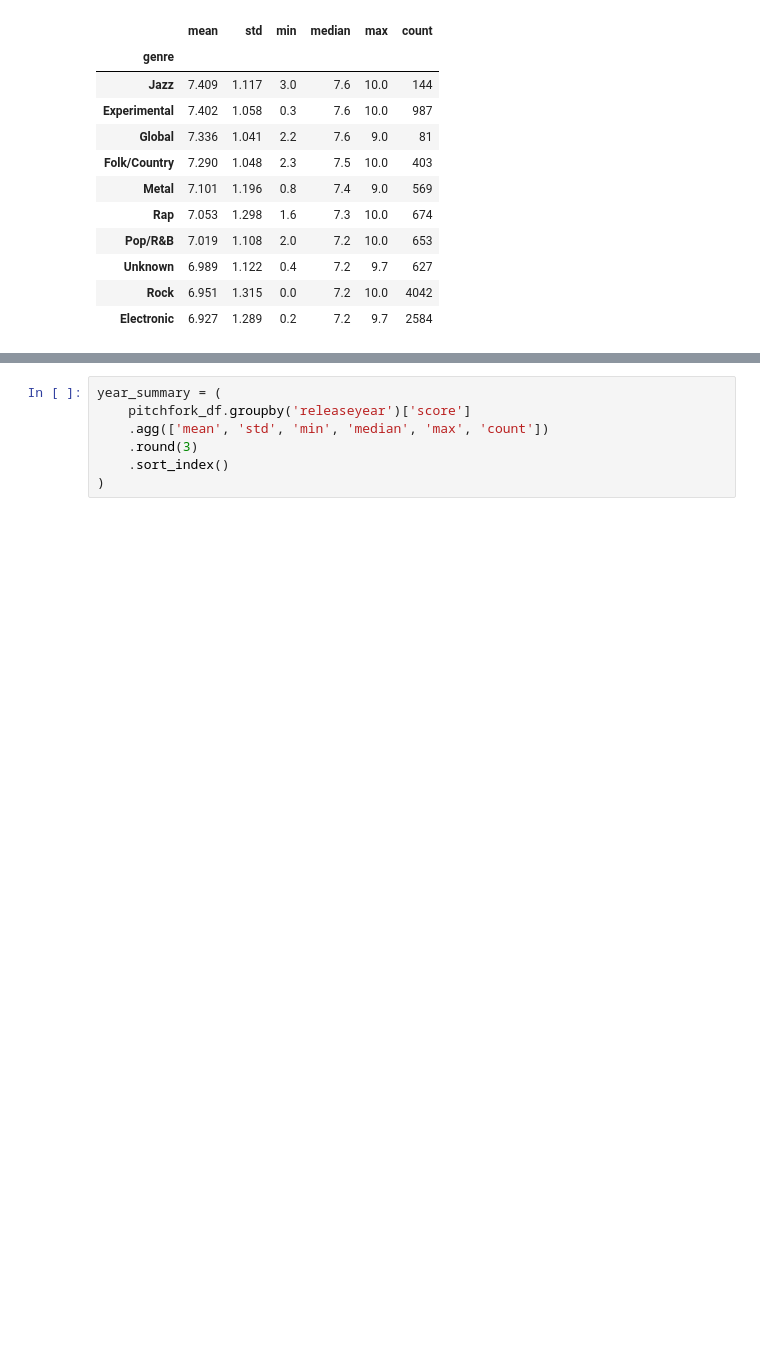
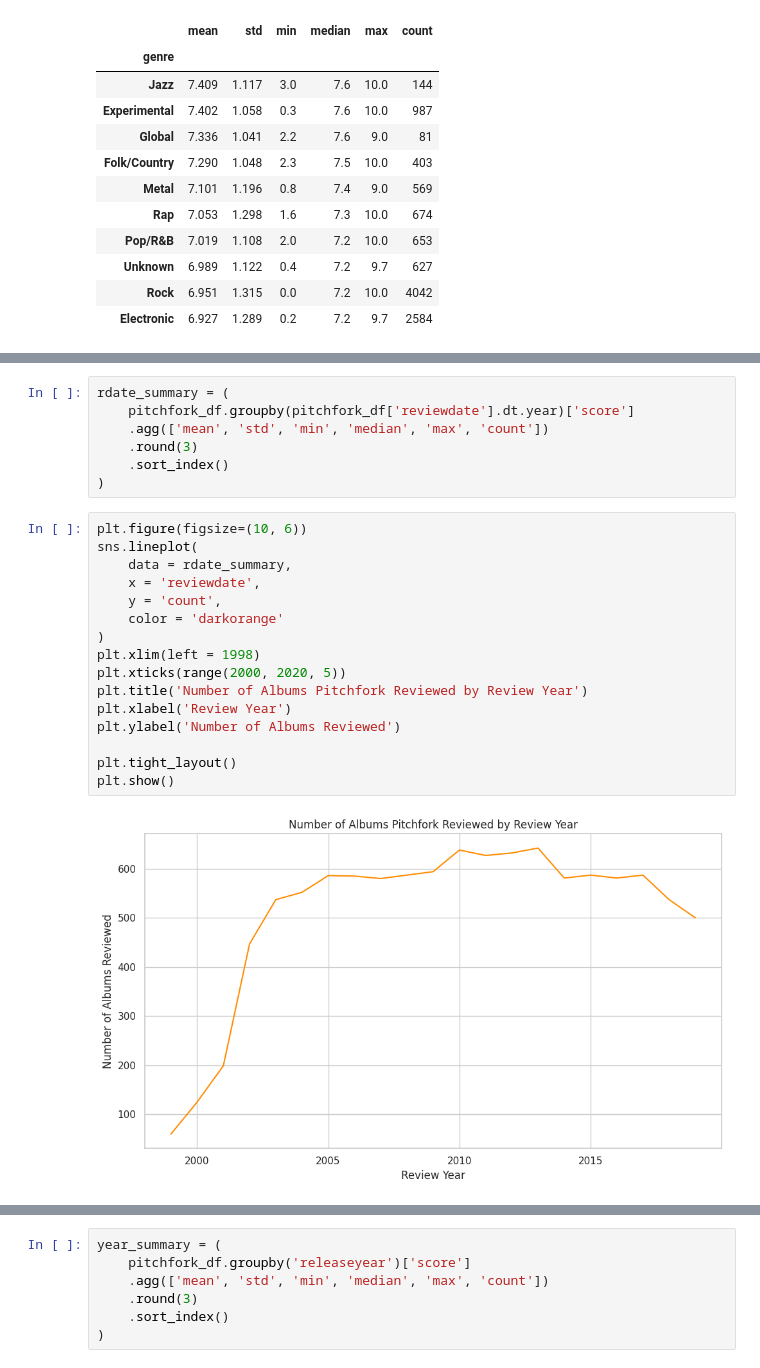
Before and after one commit to jong-nam-ahn/COS424_FinalProject, a Jupyter notebook: Initial EDA/Pitchfork_Discogs_EDA.ipynb, the cells around one changed output, grey strips where cells are left out. Cells and saved outputs as stored; diff of their text form; blank space fills up the shorter version.

```diff
--- a/Initial EDA/Pitchfork_Discogs_EDA.ipynb
+++ b/Initial EDA/Pitchfork_Discogs_EDA.ipynb
@@ -198,0 +205,25 @@ plt.show()
+# %%
+rdate_summary = (
+    pitchfork_df.groupby(pitchfork_df['reviewdate'].dt.year)['score']
+    .agg(['mean', 'std', 'min', 'median', 'max', 'count'])
+    .round(3)
+    .sort_index()
+)
+# %%
+plt.figure(figsize=(10, 6))
+sns.lineplot(
+    data = rdate_summary,
+    x = 'reviewdate',
+    y = 'count',
+    color = 'darkorange'
+)
+plt.xlim(left = 1998)
+plt.xticks(range(2000, 2020, 5))
+plt.title('Number of Albums Pitchfork Reviewed by Review Year')
+plt.xlabel('Review Year')
+plt.ylabel('Number of Albums Reviewed')
+
+plt.tight_layout()
+plt.show()
+# %% [output]
+[figure, added]
```
Also changed, not shown: parts of 48 cells of this notebook.
